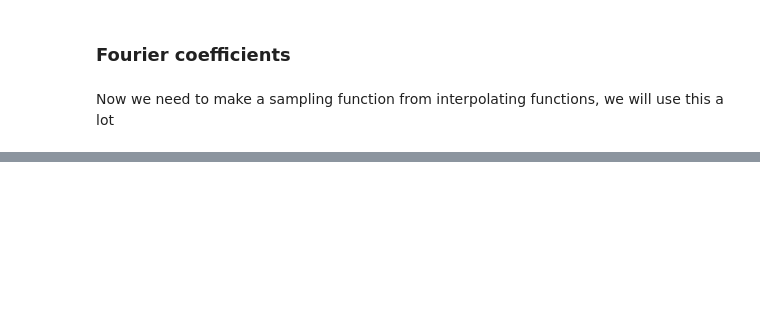
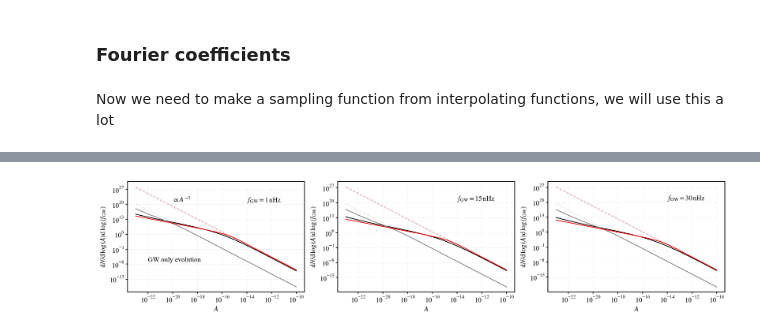
Before and after one commit to jurrutiaGW/SMBH_luminosity_function, a Jupyter notebook: SMBH_luminosity.ipynb, the cells around one changed output, grey strips where cells are left out. Drawn from its saved outputs; the diff is of its cells as text; code cells hidden in the pictures; blank space fills up the shorter version.

```diff
--- a/SMBH_luminosity.ipynb
+++ b/SMBH_luminosity.ipynb
@@ -545,7 +560,7 @@ def load_Rastro_interpolator(filename='Rastro_grid.npz', method='linear'):
         # Transform to log space with safety bounds
         log_m1 = np.log10(np.maximum(m1, 1e3))
         log_m2 = np.log10(np.maximum(m2, 1e3))
-        log_z = np.log10(np.maximum(z, 1e-5))
+        log_z = np.log10(np.maximum(z, 1e-20))
 
         # Create points array for interpolation
         points = np.column_stack([log_m1, log_m2, log_z])
@@ -911,0 +786,18 @@ plt.show()
+# %%
+# Now you load the data and construct the interpolator
+Rastro_interp_IG = load_Rastro_interpolator('Rastro_grid_IG.npz')
+Rastro_interp_AGN = load_Rastro_interpolator('Rastro_grid_AGNs.npz')
+
+def dR_dlogMcdetaIG(Mc, eta, z):
+    # Ensure eta stays below 0.25 to avoid problems :=) chat GPT sometimes goes crAZZZZY
+    eta_safe = np.minimum(eta, 0.2)
+    m1, m2 = m1m2(Mc, eta_safe)
+    return 1/(eta_safe * np.sqrt(1 - 4*eta_safe)) * Rastro_interp_IG(m1, m2, z)
+
+def dR_dlogMcdetaAGN(Mc, eta, z):
+    # Ensure eta stays below 0.25 to avoid problems :=) chat GPT sometimes goes crAZZZZY
+    eta_safe = np.minimum(eta, 0.2)
+    m1, m2 = m1m2(Mc, eta_safe)
+    return 1/(eta_safe * np.sqrt(1 - 4*eta_safe)) * Rastro_interp_AGN(m1, m2, z)
+
+Rparam = dR_dlnM_int_II(1e-37, 10**9.5, -0.2, 6., 0.3)
@@ -911,0 +1017,67 @@ plt.show()
+# %%
+# Create figure with two subplots side-by-side
+fig, (ax1, ax2, ax3) = plt.subplots(1, 3, figsize=(18, 4))
+
+# First plot
+ax1.plot(xval1, yval1, color='black')
+ax1.plot(xval1, yval2, color='black', alpha=0.2, linestyle='dashed')
+
+ax1.plot(xval1, yval3, color='grey')
+ax1.plot(xval1, yval4, color='grey', alpha=0.2, linestyle='dashed')
+
+ax1.plot(xval1, yval5, color='red')
+ax1.plot(xval1, yval6, color='red', alpha=0.2, linestyle='dashed')
+
+ax1.set_xscale('log')
+ax1.set_yscale('log')
+# Labels with optional LaTeX formatting - FIXED: use set_xlabel and set_ylabel
+ax1.set_xlabel(r'$A$', fontsize=14)
+ax1.set_ylabel(r'${\rm d}N/{\rm d}\,\log\left(A\right){\rm d}\,\log\left(f_{\rm GW}\right)}$', fontsize=14)
+# Grid for both major and minor ticks
+ax1.grid(True, alpha=0.2, which='both', linestyle='-', linewidth=0.5)
+ax1.text(1e-20, 1e21, r'$\propto A^{-3}$', fontsize=14, color='black')
+ax1.text(1e-22, 1e-7, 'GW only evolution', fontsize=14, color='black')
+ax1.text(1e-14, 1e21, r'$f_{\rm GW}=1\,{\rm nHz}$', fontsize=14, color='black')
+
+# Second plot
+ax2.plot(xval1, yval1b, color='black')
+ax2.plot(xval1, yval2b, color='black', alpha=0.2, linestyle='dashed')
+
+ax2.plot(xval1, yval3b, color='grey')
+ax2.plot(xval1, yval4b, color='grey', alpha=0.2, linestyle='dashed')
+
+ax2.plot(xval1, yval5b, color='red')
+ax2.plot(xval1, yval6b, color='red', alpha=0.2, linestyle='dashed')
+
+ax2.set_xscale('log')
+ax2.set_yscale('log')
+ax2.set_xlabel(r'$A$', fontsize=14)
+ax2.set_ylabel(r'${\rm d}N/{\rm d}\,\log\left(A\right){\rm d}\,\log\left(f_{\rm GW}\right)}$', fontsize=14)
+# Grid for both major and minor ticks
+ax2.grid(True, alpha=0.2, which='both', linestyle='-', linewidth=0.5)
+ax2.text(1e-14, 1e21, r'$f_{\rm GW}=15\,{\rm nHz}$', fontsize=14, color='black')
+
+# Third plot
+ax3.plot(xval1, yval1c, color='black')
+ax3.plot(xval1, yval2c, color='black', alpha=0.2, linestyle='dashed')
+
+ax3.plot(xval1, yval3c, color='grey')
+ax3.plot(xval1, yval4c, color='grey', alpha=0.2, linestyle='dashed')
+
+ax3.plot(xval1, yval5c, color='red')
+ax3.plot(xval1, yval6c, color='red', alpha=0.2, linestyle='dashed')
+
+ax3.set_xscale('log')
+ax3.set_yscale('log')
+ax3.set_xlabel(r'$A$', fontsize=14)
+ax3.set_ylabel(r'${\rm d}N/{\rm d}\,\log\left(A\right){\rm d}\,\log\left(f_{\rm GW}\right)}$', fontsize=14)
+# Grid for both major and minor ticks
+ax3.grid(True, alpha=0.2, which='both', linestyle='-', linewidth=0.5)
+ax3.text(1e-14, 1e21, r'$f_{\rm GW}=30\,{\rm nHz}$', fontsize=14, color='black')
+
+plt.tight_layout()
+plt.savefig('/Users/juanurrutia/Desktop/plot_2.pdf',
+            format='pdf', bbox_inches='tight', dpi=300)
+plt.show()
+# %% [output]
+[figure, added]
```
Also changed, not shown: parts of 44 cells of this notebook, 3 other files.
